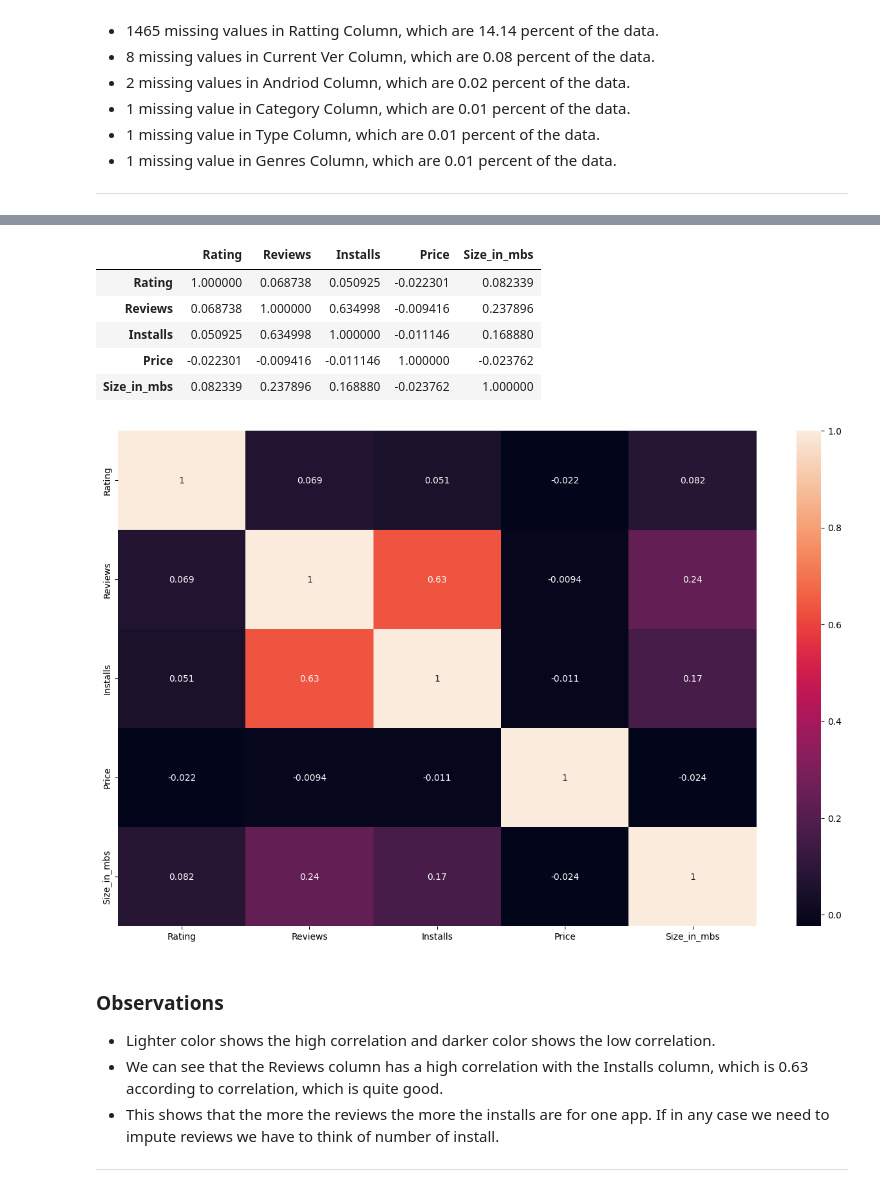
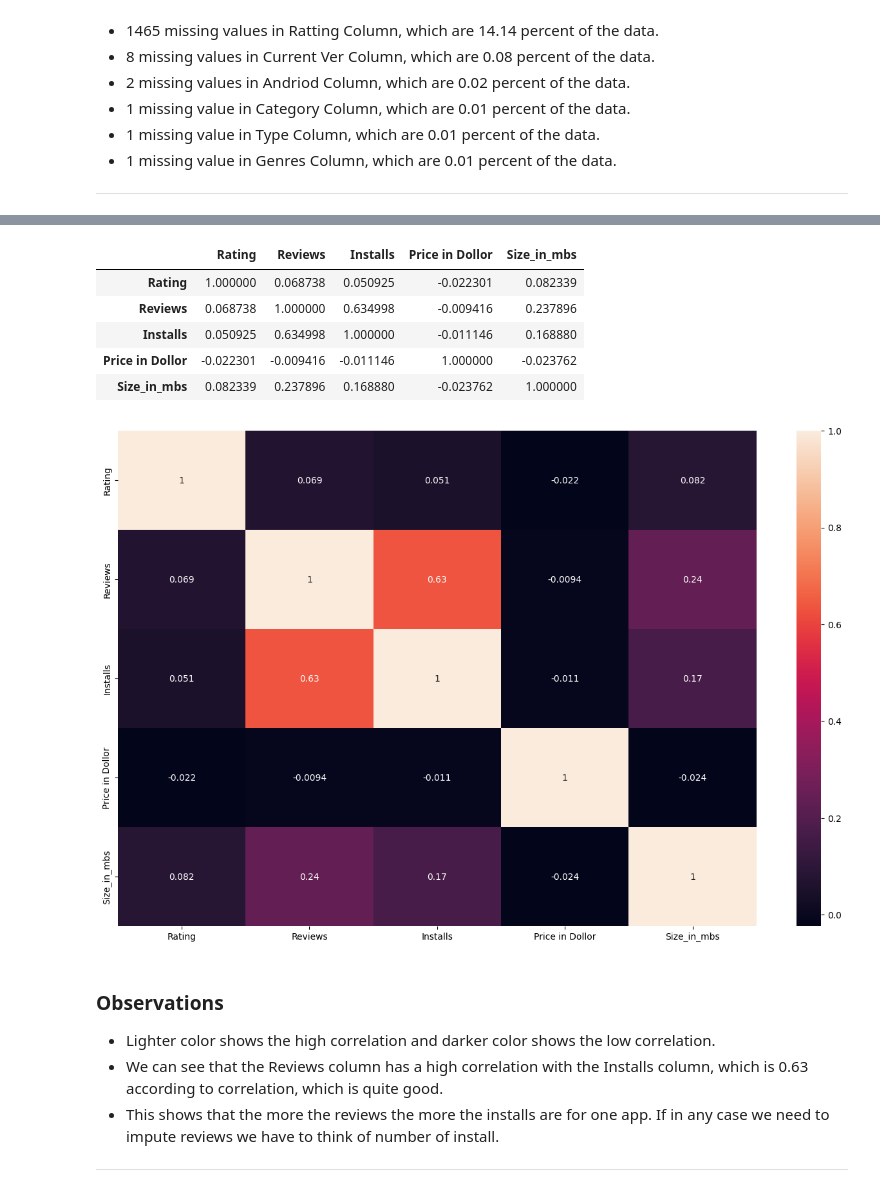
Before and after one commit to HaiderQadri/PYTHON-For-Data-Science, a Jupyter notebook: 02_pandas/07_complate_playstore_EDA_kaggle.ipynb, the cells around one changed output, grey strips where cells are left out. Drawn from its saved outputs; the diff is of its cells as text; code cells hidden in the pictures.

```diff
--- a/02_pandas/07_complate_playstore_EDA_kaggle.ipynb
+++ b/02_pandas/07_complate_playstore_EDA_kaggle.ipynb
@@ -376,6 +391,9 @@ df['Price'].value_counts().sum()
 # Let's remove dollar sign from the values and convert it into numerical column
 df['Price'] = df['Price'].apply(lambda x: x.replace('$', '') if '$' in str(x) else x)
 df['Price'] = df['Price'].apply(lambda x: float(x))
+# %%
+# Let's rename the Price Column into Price in Dollor
+df.rename(columns = {'Price': 'Price in Dollor'}, inplace = True)
 # %%
 df.info()
 # %% [output]
@@ -592,14 +610,14 @@ dtypes: float64(3), int64(2), object(8)
 memory usage: 1.1+ MB
 # %%
 # Let's check the correlation between the numerics columns
-numeric_columns = ['Rating', 'Reviews', 'Installs', 'Price', 'Size_in_mbs']
+numeric_columns = ['Rating', 'Reviews', 'Installs', 'Price in Dollor', 'Size_in_mbs']
 df[numeric_columns].corr()
 # %% [output]
-|  | Rating | Reviews | Installs | Price | Size_in_mbs |
+|  | Rating | Reviews | Installs | Price in Dollor | Size_in_mbs |
 | Rating | 1.000000 | 0.068738 | 0.050925 | -0.022301 | 0.082339 |
 | Reviews | 0.068738 | 1.000000 | 0.634998 | -0.009416 | 0.237896 |
 | Installs | 0.050925 | 0.634998 | 1.000000 | -0.011146 | 0.168880 |
-| Price | -0.022301 | -0.009416 | -0.011146 | 1.000000 | -0.023762 |
+| Price in Dollor | -0.022301 | -0.009416 | -0.011146 | 1.000000 | -0.023762 |
 | Size_in_mbs | 0.082339 | 0.237896 | 0.168880 | -0.023762 | 1.000000 |
 # %%
 # Let's plot the correlation matrix
@@ -607,7 +625,7 @@ plt.figure(figsize = (16, 10))
 sns.heatmap(df[numeric_columns].corr(), annot = True)
 plt.show()
 # %% [output]
-[figure, old version]
+[figure, new version]
 # %% [markdown]
 ### Observations
 
```
Also changed, not shown: parts of 80 cells of this notebook.
